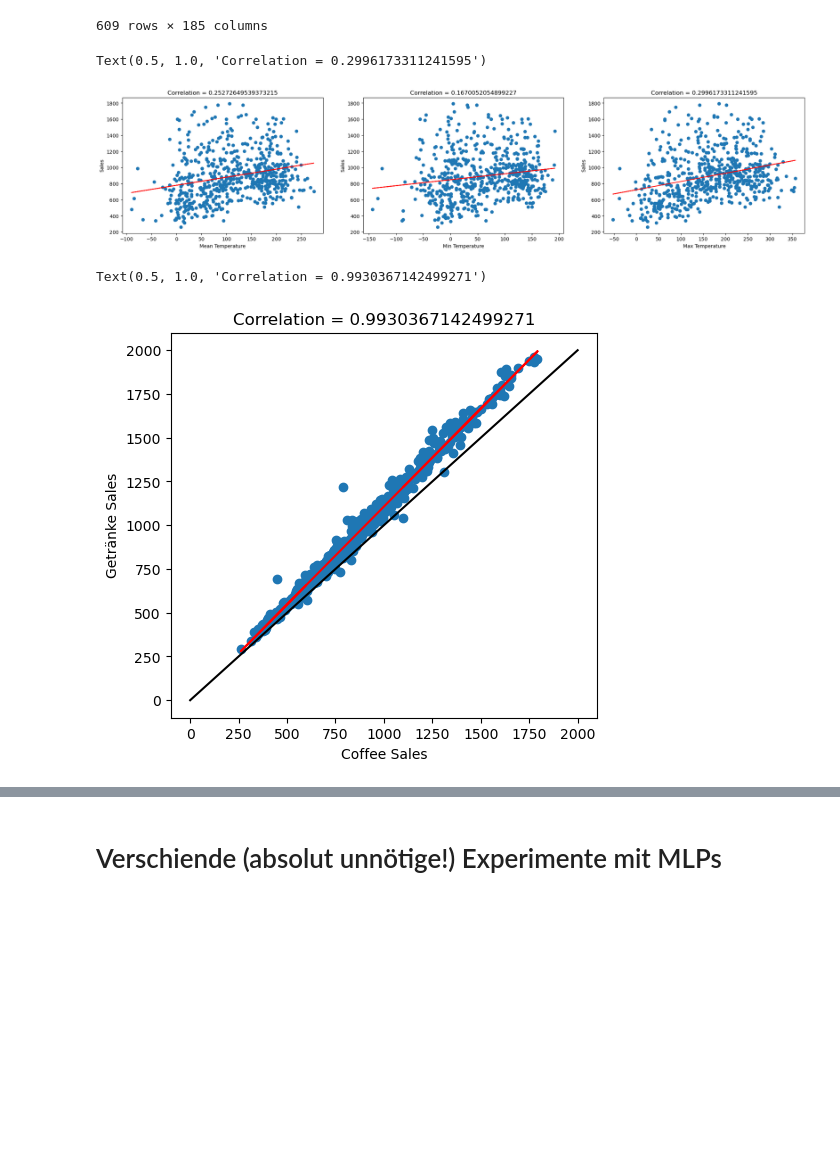
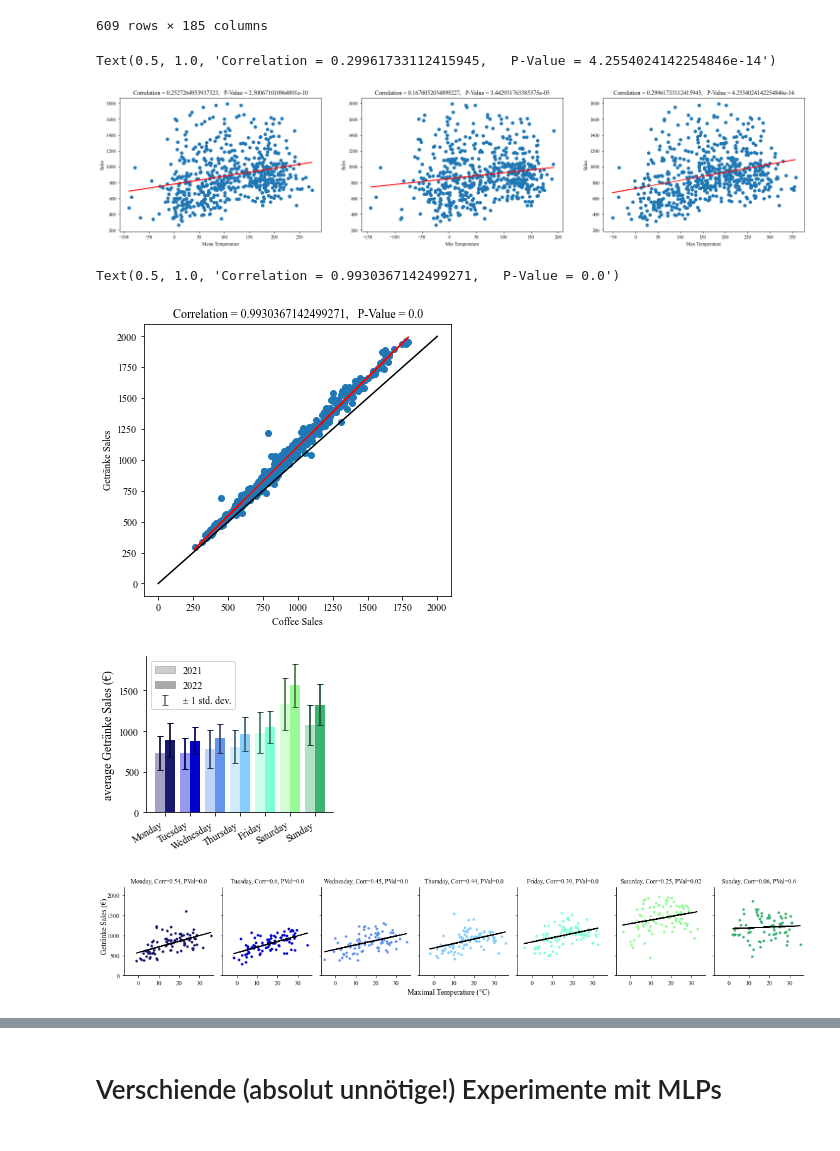
Before and after one commit to magicmagnus/CoffeeClimateCorrelation, a Jupyter notebook: plot_combined_data.ipynb, the cells around one changed output, grey strips where cells are left out. Saved outputs shown, nothing was run; the diff lists cells and outputs as text; code cells hidden in the pictures; blank space fills up the shorter version.

Commit message:
added p-values

```diff
--- a/plot_combined_data.ipynb
+++ b/plot_combined_data.ipynb
@@ -40,8 +45,10 @@ X = df["temperature_mean"].values.reshape(-1, 1)
 y = df[sales_variable].values.reshape(-1, 1)
 reg = LinearRegression().fit(X, y)
 axes[0].plot(X, reg.predict(X), color="red")
-corr = df[sales_variable].corr(df["temperature_mean"]) # inbuilt function to calculate correlation???
-axes[0].set_title("Correlation = {}".format(corr))
+# corr = df[sales_variable].corr(df["temperature_mean"]) # inbuilt function to calculate correlation???
+corr = scipy.stats.pearsonr(df[sales_variable], df["temperature_mean"])[0]
+pval = scipy.stats.pearsonr(df[sales_variable], df["temperature_mean"])[1]
+axes[0].set_title("Correlation = {}".format(corr) + ",   P-Value = {}".format(pval))
 
 
 axes[1].scatter(df["temperature_min"], df[sales_variable])
@@ -50,8 +57,10 @@ axes[1].set_ylabel("Sales")
 X = df["temperature_min"].values.reshape(-1, 1)
 reg = LinearRegression().fit(X, y)
 axes[1].plot(X, reg.predict(X), color="red")
-corr = df[sales_variable].corr(df["temperature_min"])
-axes[1].set_title("Correlation = {}".format(corr))
+#corr = df[sales_variable].corr(df["temperature_min"])
+corr = scipy.stats.pearsonr(df[sales_variable], df["temperature_min"])[0]
+pval = scipy.stats.pearsonr(df[sales_variable], df["temperature_min"])[1]
+axes[1].set_title("Correlation = {}".format(corr) + ",   P-Value = {}".format(pval))
 
 
 axes[2].scatter(df["temperature_max"], df[sales_variable])
@@ -60,29 +69,33 @@ axes[2].set_ylabel("Sales")
 X = df["temperature_max"].values.reshape(-1, 1)
 reg = LinearRegression().fit(X, y)
 axes[2].plot(X, reg.predict(X), color="red")
-corr = df[sales_variable].corr(df["temperature_max"])
-axes[2].set_title("Correlation = {}".format(corr))
+#corr = df[sales_variable].corr(df["temperature_max"])
+corr = scipy.stats.pearsonr(df[sales_variable], df["temperature_max"])[0]
+pval = scipy.stats.pearsonr(df[sales_variable], df["temperature_max"])[1]
+axes[2].set_title("Correlation = {}".format(corr) + ",   P-Value = {}".format(pval))
 # %% [output]
-Text(0.5, 1.0, 'Correlation = 0.2996173311241595')
+Text(0.5, 1.0, 'Correlation = 0.29961733112415945,   P-Value = 4.2554024142254846e-14')
-[figure, old version]
+[figure, new version]
 # %%
 # plot the correlation between Coffee_sales and Getränke_sales
 fig, ax = plt.subplots(1, 1, figsize=(5.5,5))
 
 ax.scatter(df["Coffee_sales"], df["Getränke_sales"])
 ax.set_xlabel("Coffee Sales")
 ax.set_ylabel("Getränke Sales")
 X = df["Coffee_sales"].values.reshape(-1, 1)
 y = df["Getränke_sales"].values.reshape(-1, 1)
 reg = LinearRegression().fit(X, y)
 ax.plot(X, reg.predict(X), color="red")
 x_ix_y = np.linspace(0, 2000, 2000)
 ax.plot(x_ix_y, x_ix_y, color="black")
-corr = df["Coffee_sales"].corr(df["Getränke_sales"])
-ax.set_title("Correlation = {}".format(corr))
+#corr = df["Coffee_sales"].corr(df["Getränke_sales"])
+corr = scipy.stats.pearsonr(df["Coffee_sales"], df["Getränke_sales"])[0]
+pval = scipy.stats.pearsonr(df["Coffee_sales"], df["Getränke_sales"])[1]
+ax.set_title("Correlation = {}".format(corr) + ",   P-Value = {}".format(pval))
 # %% [output]
-Text(0.5, 1.0, 'Correlation = 0.9930367142499271')
+Text(0.5, 1.0, 'Correlation = 0.9930367142499271,   P-Value = 0.0')
-[figure, old version]
+[figure, new version]
 # %%
 def plot_correlation(df, weather_variable, sales_variable, condition, condition_value, ax, color=None):
     df= df[df[condition] == condition_value]
@@ -101,7 +115,7 @@ weather_variable = "temperature_max"
 sales_variable = "Getränke_sales"
 
 days = ["Monday", "Tuesday", "Wednesday", "Thursday", "Friday", "Saturday", "Sunday"]
-day_colors = ["tomato", "orange", "gold", "limegreen", "deepskyblue", "royalblue", "mediumorchid"]
+day_colors = ["midnightblue", "mediumblue", "cornflowerblue", "lightskyblue", "aquamarine", "palegreen", "mediumseagreen"]
 
 # change the font for the whole plot
 plt.rcParams["font.family"] = "Times New Roman"
@@ -143,7 +157,7 @@ plt.show()
 
 
 # Plot the correlation between the max temperature and the sales for each day of the week
-fig, axes = plt.subplots(1, 7, figsize=(12, 2.5), sharey=True, sharex=True, frameon=True)
+fig, axes = plt.subplots(1, 7, figsize=(16, 3), sharey=True, sharex=True, frameon=True)
 fig.supxlabel("Maximal Temperature (°C)", fontsize=12, x=0.5, y=0.08)
 fig.supylabel("Getränke Sales (€)", fontsize=12, x=0.02, y=0.6)
 for i, day in enumerate(days):
@@ -159,6 +173,9 @@ for i, day in enumerate(days):
 
 plt.tight_layout()
 plt.show()
+# %% [output]
+[figure, added]
+[figure, added]
 # %%
 weather_variable = "sunshine_duration"
 
```
Also changed, not shown: parts of 15 cells of this notebook.
